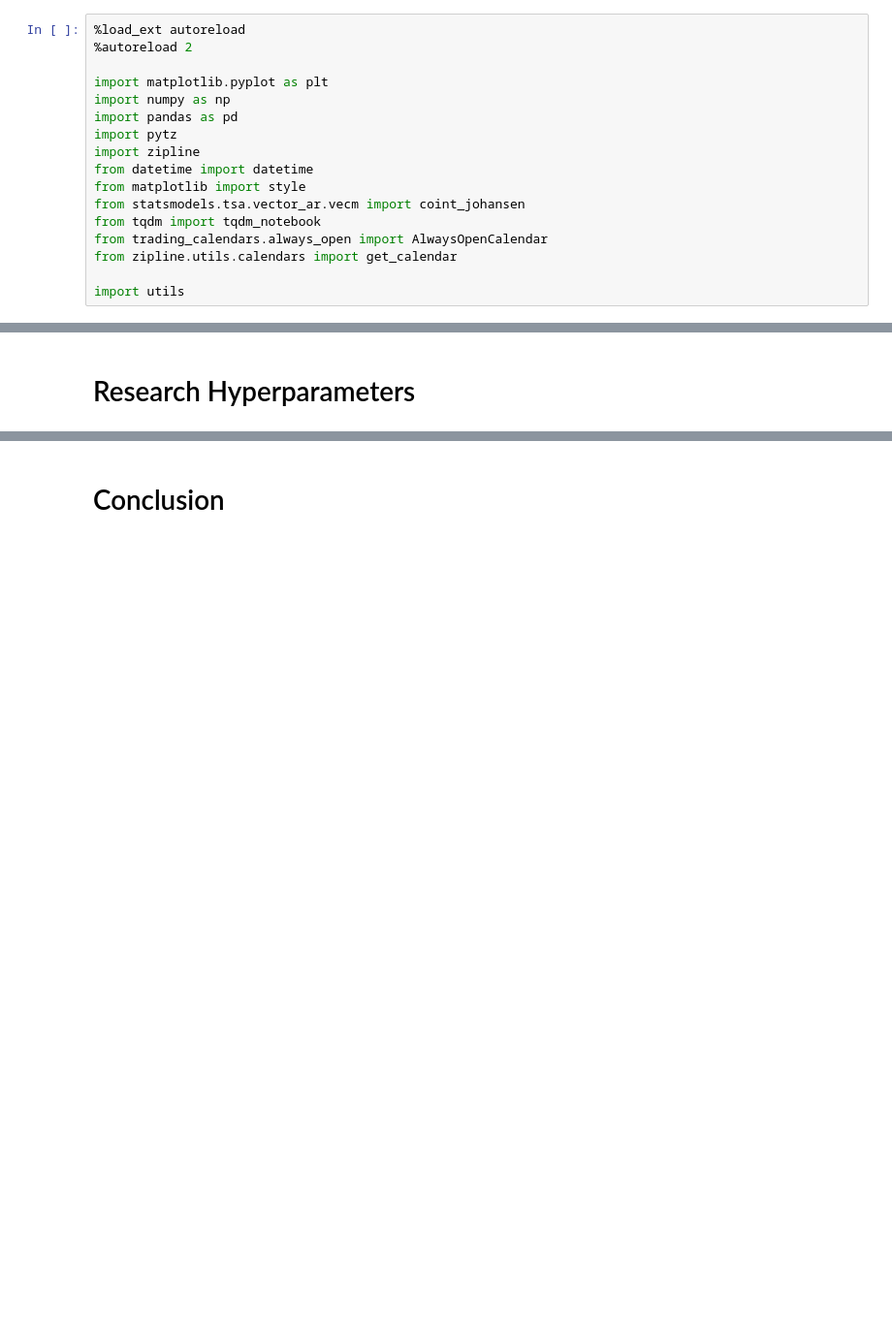
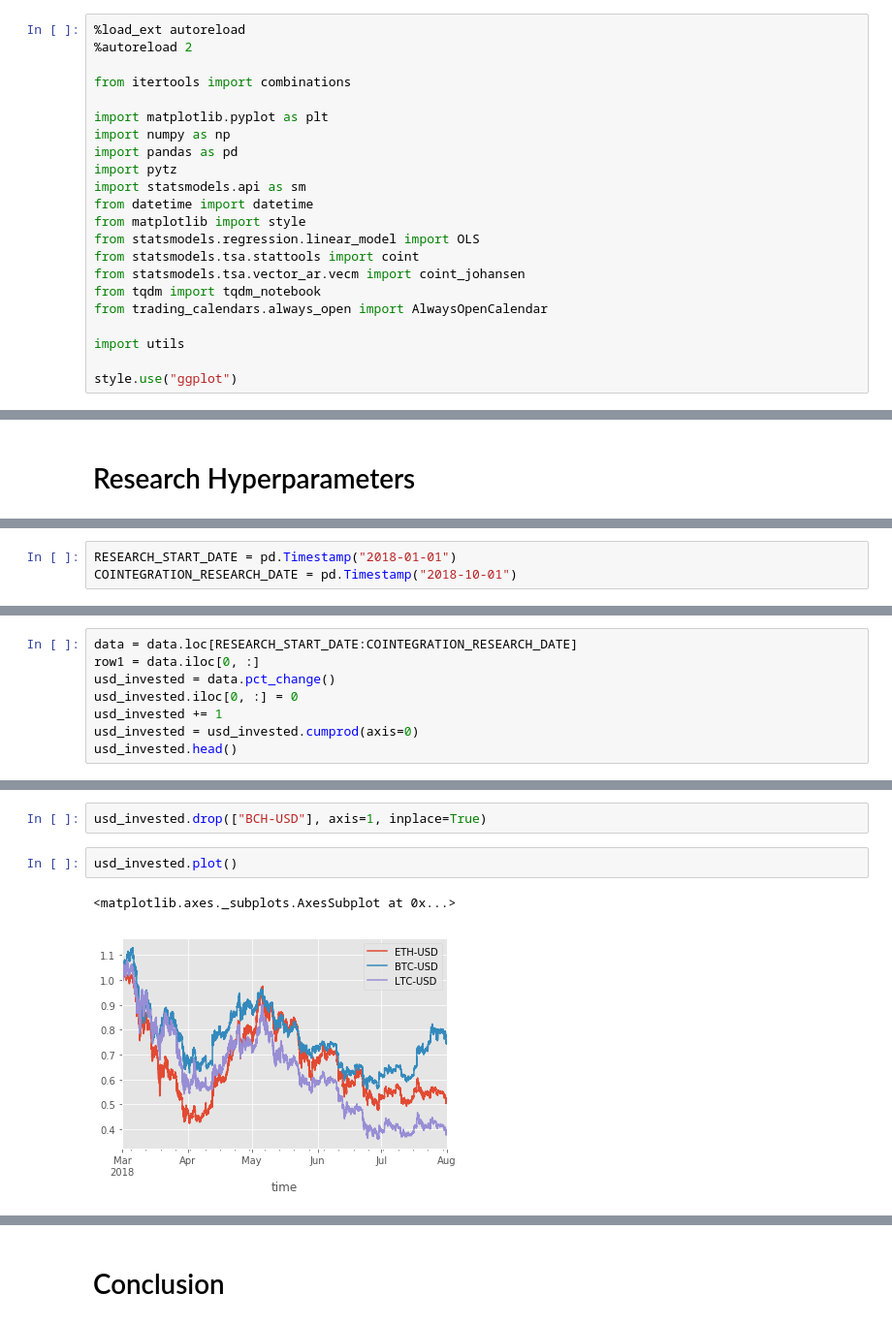
Before and after one commit to Aprilhanlu/hse-crypto-statistical-arbitrage, a Jupyter notebook: Research Pair Trading Opportunities.ipynb, the cells around one changed output, grey strips where cells are left out. Shown at 97% size. Saved outputs shown, nothing was run; the diff lists cells and outputs as text; blank space fills up the shorter version.

```diff
--- a/Research Pair Trading Opportunities.ipynb
+++ b/Research Pair Trading Opportunities.ipynb
@@ -5,17 +5,22 @@ We have historical cryptocurrencies prices data parsed from Coinbase Pro exchang
 # %%
 %load_ext autoreload
 %autoreload 2
+
+from itertools import combinations
 
 import matplotlib.pyplot as plt
 import numpy as np
 import pandas as pd
 import pytz
-import zipline
+import statsmodels.api as sm
 from datetime import datetime
 from matplotlib import style
+from statsmodels.regression.linear_model import OLS
+from statsmodels.tsa.stattools import coint
 from statsmodels.tsa.vector_ar.vecm import coint_johansen
 from tqdm import tqdm_notebook
 from trading_calendars.always_open import AlwaysOpenCalendar
-from zipline.utils.calendars import get_calendar
 
 import utils
+
+style.use("ggplot")
@@ -97,0 +29,3 @@ ETC-BTC.csv
+# %%
+RESEARCH_START_DATE = pd.Timestamp("2018-01-01")
+COINTEGRATION_RESEARCH_DATE = pd.Timestamp("2018-10-01")
@@ -205,0 +66,8 @@ utils.draw_cointegration(('ETH-USD', 'BTC-USD', 'BCH-USD','LTC-USD'), data, sele
+# %%
+data = data.loc[RESEARCH_START_DATE:COINTEGRATION_RESEARCH_DATE]
+row1 = data.iloc[0, :]
+usd_invested = data.pct_change()
+usd_invested.iloc[0, :] = 0
+usd_invested += 1
+usd_invested = usd_invested.cumprod(axis=0)
+usd_invested.head()
@@ -205,0 +82,7 @@ utils.draw_cointegration(('ETH-USD', 'BTC-USD', 'BCH-USD','LTC-USD'), data, sele
+# %%
+usd_invested.drop(["BCH-USD"], axis=1, inplace=True)
+# %%
+usd_invested.plot()
+# %% [output]
+<matplotlib.axes._subplots.AxesSubplot at 0x...>
+[figure, added]
```
Also changed, not shown: parts of 62 cells of this notebook.
